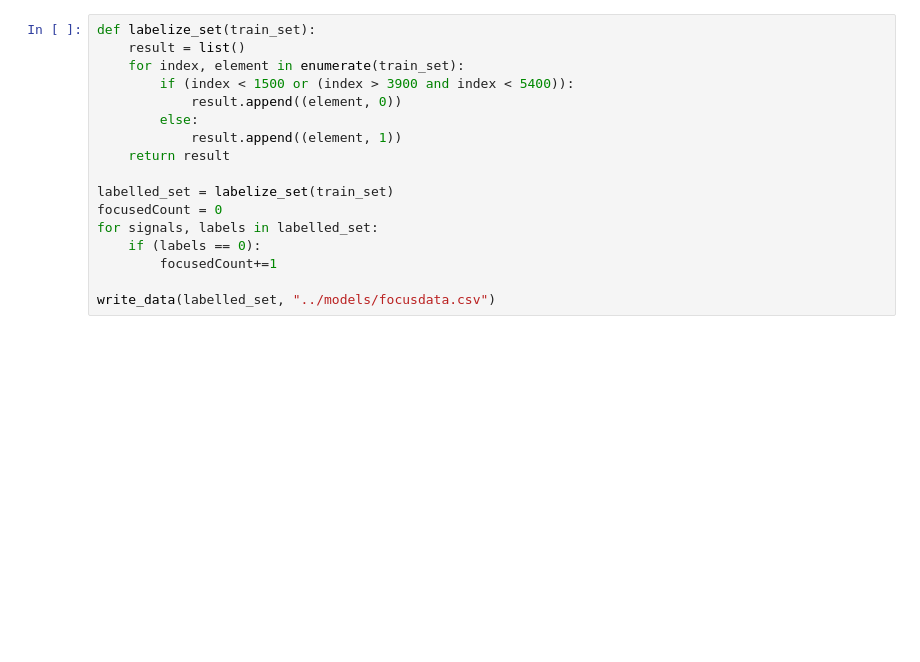
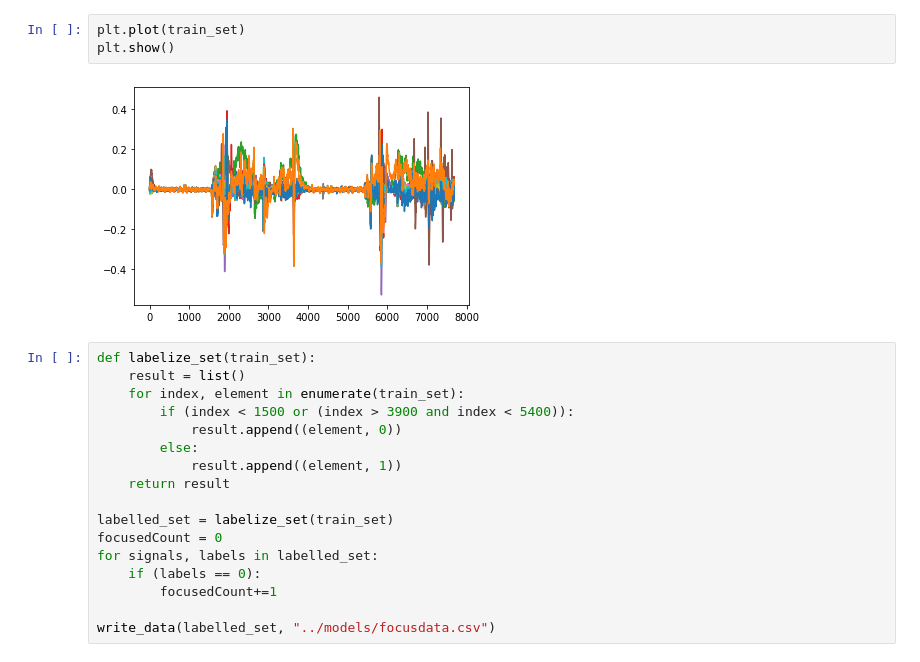
Before and after one commit to PoCInnovation/MindGame, a Jupyter notebook: src/eeg.ipynb, the cells around one changed output. Drawn from its saved outputs; the diff is of its cells as text; blank space fills up the shorter version.

```diff
--- a/src/eeg.ipynb
+++ b/src/eeg.ipynb
@@ -38,3 +37,8 @@ plt.show()
+# %%
+plt.plot(train_set)
+plt.show()
+# %% [output]
+[figure, added]
 # %%
 def labelize_set(train_set):
     result = list()
```
Also changed, not shown: parts of 2 cells of this notebook, 4 other files.
